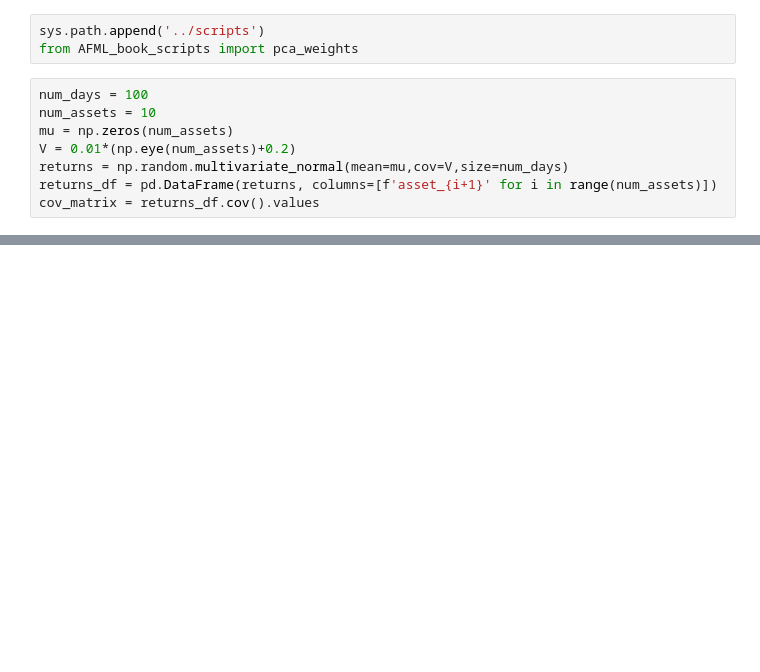
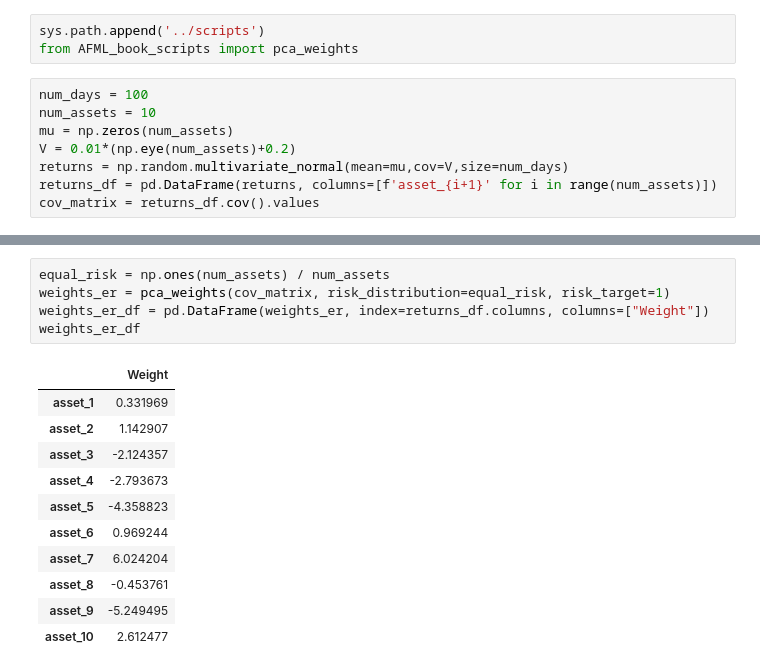
Before and after one commit to dgalassi99/quant-lab, a Jupyter notebook: 00_books/AFML/notebooks/AFML_tests.ipynb, the cells around one changed output, grey strips where cells are left out. Drawn from its saved outputs; the diff is of its cells as text; blank space fills up the shorter version.

```diff
--- a/00_books/AFML/notebooks/AFML_tests.ipynb
+++ b/00_books/AFML/notebooks/AFML_tests.ipynb
@@ -29,0 +41,17 @@ AttributeError: module 'numpy.linalg' has no attribute 'eihg'
+# %%
+equal_risk = np.ones(num_assets) / num_assets
+weights_er = pca_weights(cov_matrix, risk_distribution=equal_risk, risk_target=1)
+weights_er_df = pd.DataFrame(weights_er, index=returns_df.columns, columns=["Weight"])
+weights_er_df
+# %% [output]
+|  | Weight |
+| asset_1 | 0.331969 |
+| asset_2 | 1.142907 |
+| asset_3 | -2.124357 |
+| asset_4 | -2.793673 |
+| asset_5 | -4.358823 |
+| asset_6 | 0.969244 |
+| asset_7 | 6.024204 |
+| asset_8 | -0.453761 |
+| asset_9 | -5.249495 |
+| asset_10 | 2.612477 |
```
Also changed, not shown: parts of 8 cells of this notebook, 2 other files.
